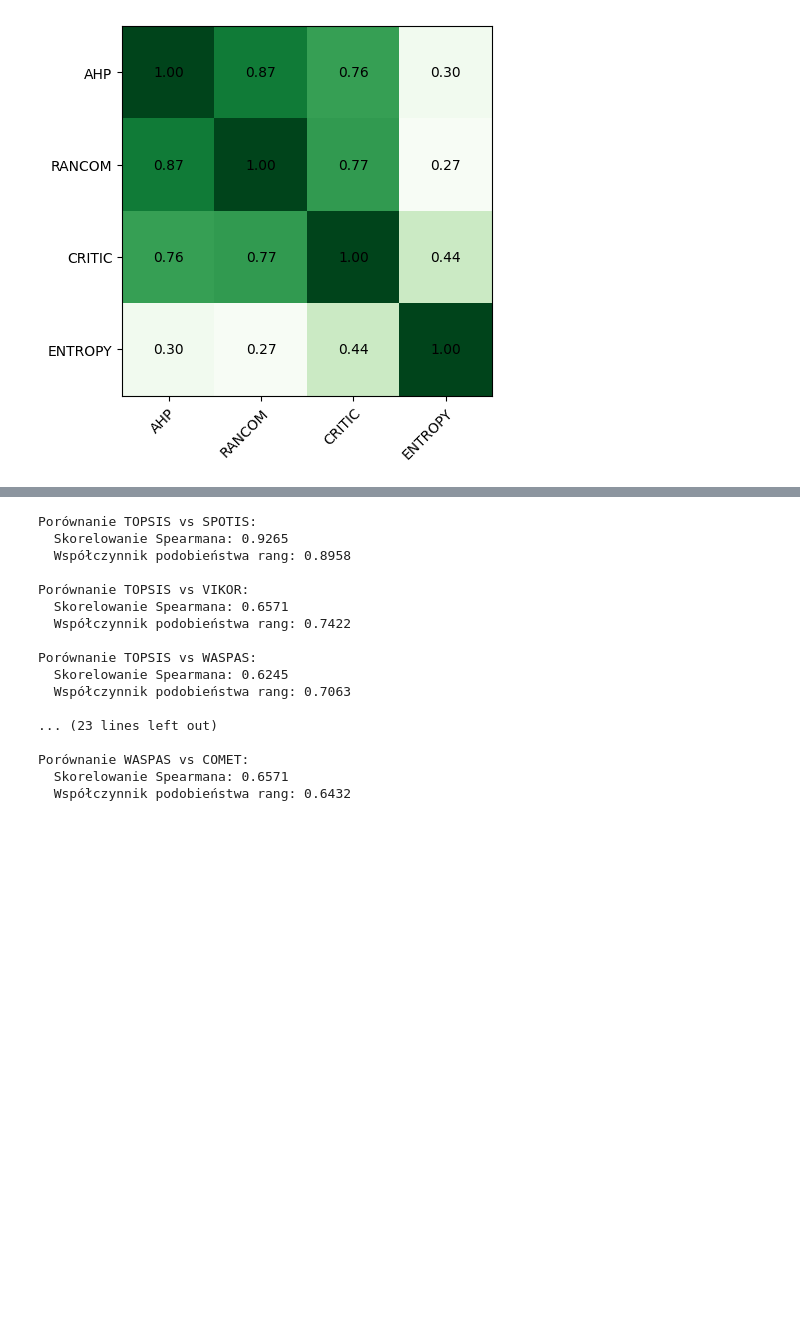
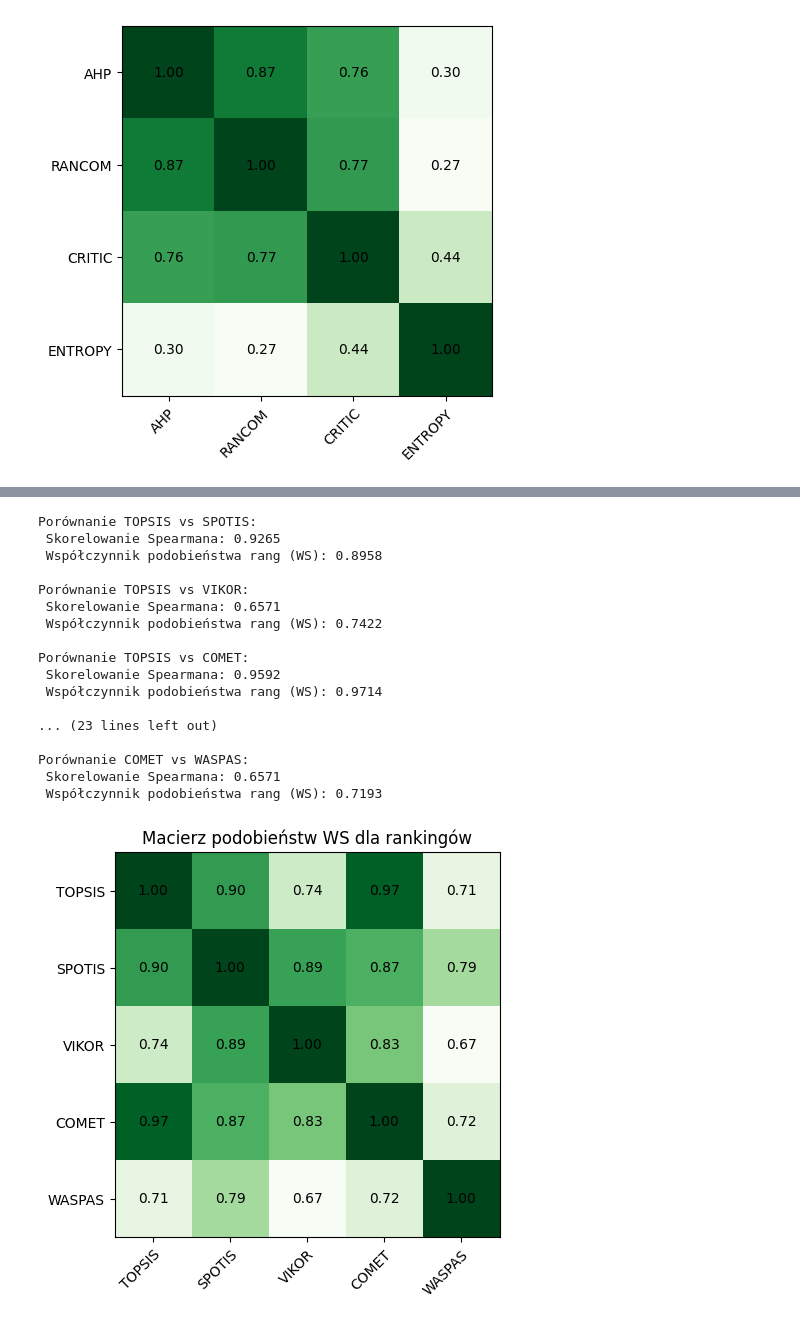
Before and after one commit to filipossowski/python.intro, a Jupyter notebook: ISWD/Lab_3.ipynb, the cells around one changed output, grey strips where cells are left out. Cells and saved outputs as stored; diff of their text form; code cells hidden in the pictures; blank space fills up the shorter version.

```diff
--- a/ISWD/Lab_3.ipynb
+++ b/ISWD/Lab_3.ipynb
@@ -154,27 +174,39 @@ ranking_flows(rankings, ['TOPSIS', 'SPOTIS', 'VIKOR', 'WASPAS', 'COMET'])
 # %%
-for i in range(len(rankings)):
-    for j in range(i + 1, len(rankings)):
-        spearman_corr = weighted_spearman(rankings[i], rankings[j])
+methods = ['TOPSIS', 'SPOTIS', 'VIKOR', 'COMET', 'WASPAS']
+n_methods = len(methods)
+ws_matrix = np.zeros((n_methods, n_methods))
+
+for i in range(n_methods):
+    for j in range(i, n_methods):
         ws = rank_similarity_coef(rankings[i], rankings[j])
+        ws_matrix[i, j] = ws
+        ws_matrix[j, i] = ws
+        if i < j:
+            spearman_corr = weighted_spearman(rankings[i], rankings[j])
+            print(f"Porównanie {methods[i]} vs {methods[j]}:")
+            print(f" Skorelowanie Spearmana: {spearman_corr:.4f}")
+            print(f" Współczynnik podobieństwa rang (WS): {ws:.4f}\n")
 
-        print(f"Porównanie {['TOPSIS', 'SPOTIS', 'VIKOR', 'WASPAS', 'COMET'][i]} vs {['TOPSIS', 'SPOTIS', 'VIKOR', 'WASPAS', 'COMET'][j]}:")
-        print(f"  Skorelowanie Spearmana: {spearman_corr:.4f}")
-        print(f"  Współczynnik podobieństwa rang: {ws:.4f}\n")
+plt.figure(figsize=(6, 5))
+correlation_heatmap(ws_matrix, labels=methods)
+plt.title("Macierz podobieństw WS dla rankingów")
+plt.show()
 # %% [output]
 Porównanie TOPSIS vs SPOTIS:
-  Skorelowanie Spearmana: 0.9265
-  Współczynnik podobieństwa rang: 0.8958
+ Skorelowanie Spearmana: 0.9265
+ Współczynnik podobieństwa rang (WS): 0.8958
 
 Porównanie TOPSIS vs VIKOR:
-  Skorelowanie Spearmana: 0.6571
-  Współczynnik podobieństwa rang: 0.7422
+ Skorelowanie Spearmana: 0.6571
+ Współczynnik podobieństwa rang (WS): 0.7422
 
-Porównanie TOPSIS vs WASPAS:
-  Skorelowanie Spearmana: 0.6245
-  Współczynnik podobieństwa rang: 0.7063
+Porównanie TOPSIS vs COMET:
+ Skorelowanie Spearmana: 0.9592
+ Współczynnik podobieństwa rang (WS): 0.9714
 
 ... (23 lines left out)
 
-Porównanie WASPAS vs COMET:
-  Skorelowanie Spearmana: 0.6571
-  Współczynnik podobieństwa rang: 0.6432
+Porównanie COMET vs WASPAS:
+ Skorelowanie Spearmana: 0.6571
+ Współczynnik podobieństwa rang (WS): 0.7193
+[figure, added]
```
Also changed, not shown: parts of 6 cells of this notebook, 1 other file.
